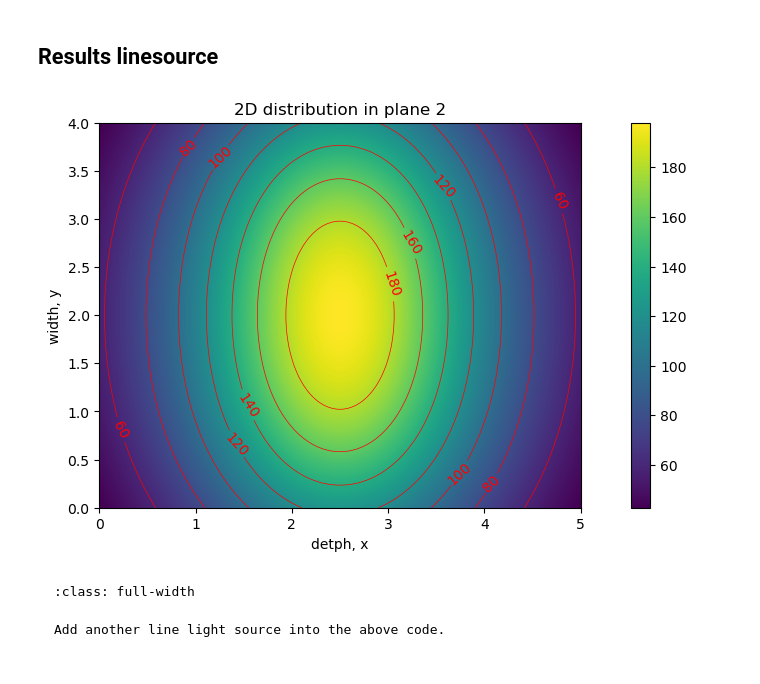
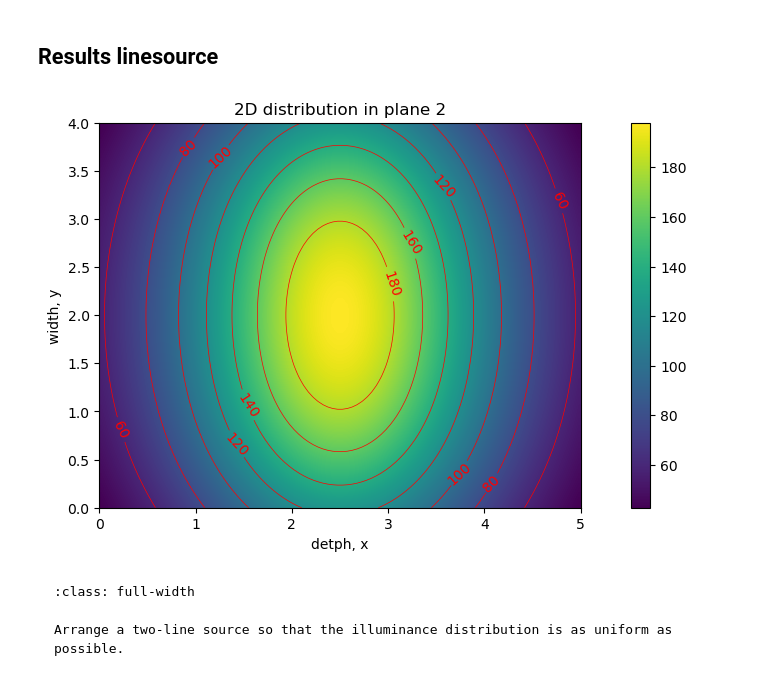
Before and after one commit to GitAndi18/Light, a Jupyter notebook: _build/jupyter_execute/Ch_1/240419_PointLineSource.ipynb, the cells around one changed output. Drawn from its saved outputs; the diff is of its cells as text; code cells hidden in the pictures.

````diff
--- a/_build/jupyter_execute/Ch_1/240419_PointLineSource.ipynb
+++ b/_build/jupyter_execute/Ch_1/240419_PointLineSource.ipynb
@@ -130,20 +107,42 @@ for nx, xx in enumerate(x2):
-# %%
-fig = plt.figure(figsize=(13, 5))
-plt.imshow(res_2D_l, extent = [0, ax, 0, by], norm='linear', interpolation='bilinear', aspect='1', origin='lower') # (y, x) - plot
-plt.colorbar()
-X, Y = np.meshgrid(x2, y2)
-#levels = np.arange(0, 0.9, 0.2)
-CS = plt.contour(X, Y, res_2D_l, colors='r', linewidths=0.5)#, levels=levels)
-plt.clabel(CS, inline=1, fontsize=10)
-plt.title('2D distribution in plane 2')
-plt.ylabel('width, y')
-plt.xlabel('detph, x')
-plt.show()
-# %% [output]
-[figure, removed]
+# %%
+# Line source illumination intensity
+
+def E_ls(x2, y2, xs, yu, yo, h, phi_tot_l): # line source
+    # phi_tot_l: luminous intensity per length
+    part_o = (yo - y2) / (((x2 - xs)**2 + h**2) * ((x2 - xs)**2 + (yo-y2)**2 + h**2)**0.5)
+    part_u = (yu - y2) / (((x2 - xs)**2 + h**2) * ((x2 - xs)**2 + (yu-y2)**2 + h**2)**0.5)
+    E = phi_tot_l / 2 / np.pi * h * (part_o - part_u)
+    return E
+
+ax = 5 # depth
+by = 4 # width
+h  = 2 # height above working plane
+
+Nx, Ny = (int(20*ax), int(20*by))
+x2 = np.linspace(0, ax, Nx)
+y2 = np.linspace(0, by, Ny)
+
+res_2D_l = np.zeros((Ny, Nx))
+for nx, xx in enumerate(x2):
+    for ny, yy in enumerate(y2):
+        res_2D_l[ny, nx] = E_ls(xx, yy, xs=2.5, yu=0, yo=by, h=h, phi_tot_l=1760)
+
+fig = plt.figure(figsize=(13, 5))
+plt.imshow(res_2D_l, extent = [0, ax, 0, by], interpolation='bilinear', aspect='1', origin='lower') # (y, x) - plot
+plt.colorbar()
+X, Y = np.meshgrid(x2, y2)
+#levels = np.arange(0, 0.9, 0.2)
+CS = plt.contour(X, Y, res_2D_l, colors='r', linewidths=0.5)#, levels=levels)
+plt.clabel(CS, inline=1, fontsize=10)
+plt.title('2D distribution in plane 2')
+plt.ylabel('width, y')
+plt.xlabel('detph, x')
+plt.show()
+# %% [output]
+[figure, added]
 # %% [markdown]
 ```{admonition} Task
 :class: full-width
 
-Add another line light source into the above code.
+Arrange a two-line source so that the illuminance distribution is as uniform as possible.
 ```
````
Also changed, not shown: parts of 4 cells of this notebook, 27 other files.
